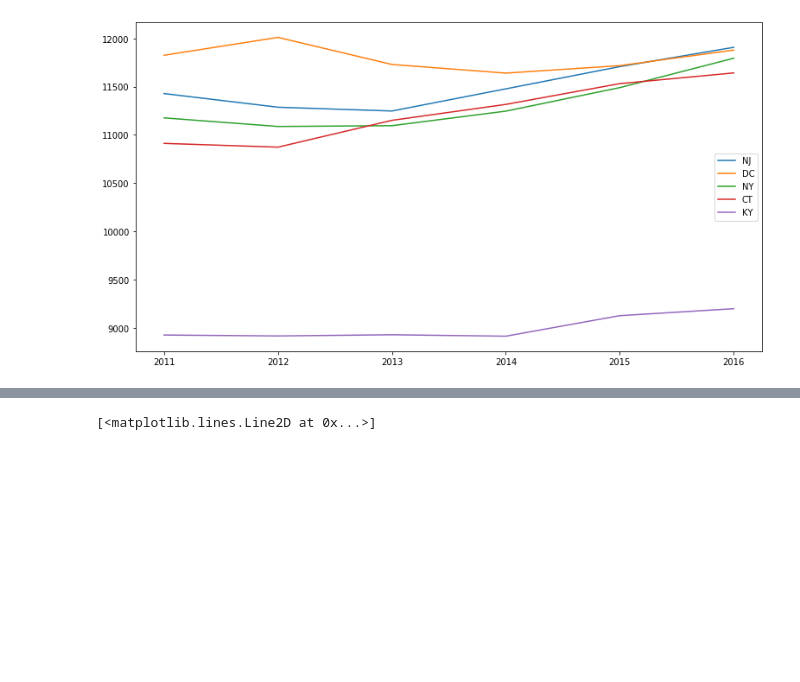
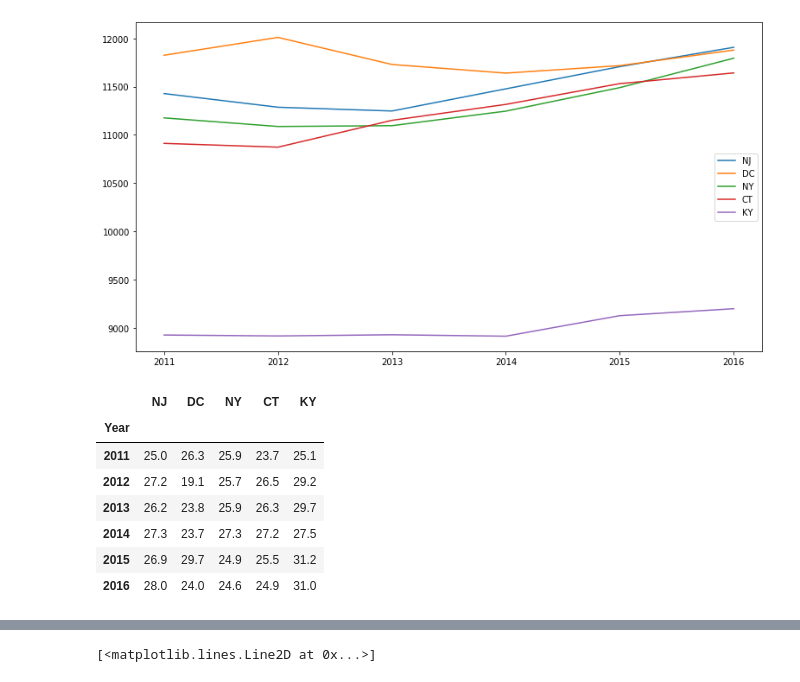
Before and after one commit to Rshn8411/project1, a Jupyter notebook: ObesityVsCost.ipynb, the cells around one changed output, grey strips where cells are left out. Saved outputs shown, nothing was run; the diff lists cells and outputs as text; code cells hidden in the pictures; blank space fills up the shorter version.

```diff
--- a/ObesityVsCost.ipynb
+++ b/ObesityVsCost.ipynb
@@ -58,3 +58,42 @@ plt.show()
 #Group by state
 broken_down = obese_data_df.groupby('State')
 #broken_down.count()
+# %%
+#Western-most states
+#Better layout for the dataFrame. Easier to plot.
+nj_group_2 = pd.DataFrame(broken_down.get_group("NJ"))
+nj_group_2.sort_values(by=['Year'],inplace=True)
+nj_group_2.rename(columns={'Percent Adults':'NJ'},inplace=True)
+
+dc_group_2 = pd.DataFrame(broken_down.get_group("DC"))
+dc_group_2.sort_values(by=['Year'],inplace=True)
+dc_group_2.rename(columns={'Percent Adults':'DC'},inplace=True)
+
+ny_group_2 = pd.DataFrame(broken_down.get_group("NY"))
+ny_group_2.sort_values(by=['Year'],inplace=True)
+ny_group_2.rename(columns={'Percent Adults':'NY'},inplace=True)
+
+ct_group_2 = pd.DataFrame(broken_down.get_group("CT"))
+ct_group_2.sort_values(by=['Year'],inplace=True)
+ct_group_2.rename(columns={'Percent Adults':'CT'},inplace=True)
+
+ky_group_2 = pd.DataFrame(broken_down.get_group("KY"))
+ky_group_2.sort_values(by=['Year'],inplace=True)
+ky_group_2.rename(columns={'Percent Adults':'KY'},inplace=True)
+
+merged = nj_group_2.merge(dc_group_2,on='Year')
+merged = merged.merge(ny_group_2,on='Year')
+merged = merged.merge(ct_group_2,on='Year')
+merged = merged.merge(ky_group_2,on='Year')
+merged_eastern = merged.loc[:,["NJ","DC","NY","CT","KY","Year"]]
+merged_eastern.set_index('Year',inplace=True)
+merged_eastern #use this DF for graphing
+# %% [output]
+|  | NJ | DC | NY | CT | KY |
+| Year |  |  |  |  |  |
+| 2011 | 25.0 | 26.3 | 25.9 | 23.7 | 25.1 |
+| 2012 | 27.2 | 19.1 | 25.7 | 26.5 | 29.2 |
+| 2013 | 26.2 | 23.8 | 25.9 | 26.3 | 29.7 |
+| 2014 | 27.3 | 23.7 | 27.3 | 27.2 | 27.5 |
+| 2015 | 26.9 | 29.7 | 24.9 | 25.5 | 31.2 |
+| 2016 | 28.0 | 24.0 | 24.6 | 24.9 | 31.0 |
```
Also changed, not shown: parts of 6 cells of this notebook, 1 other file.
